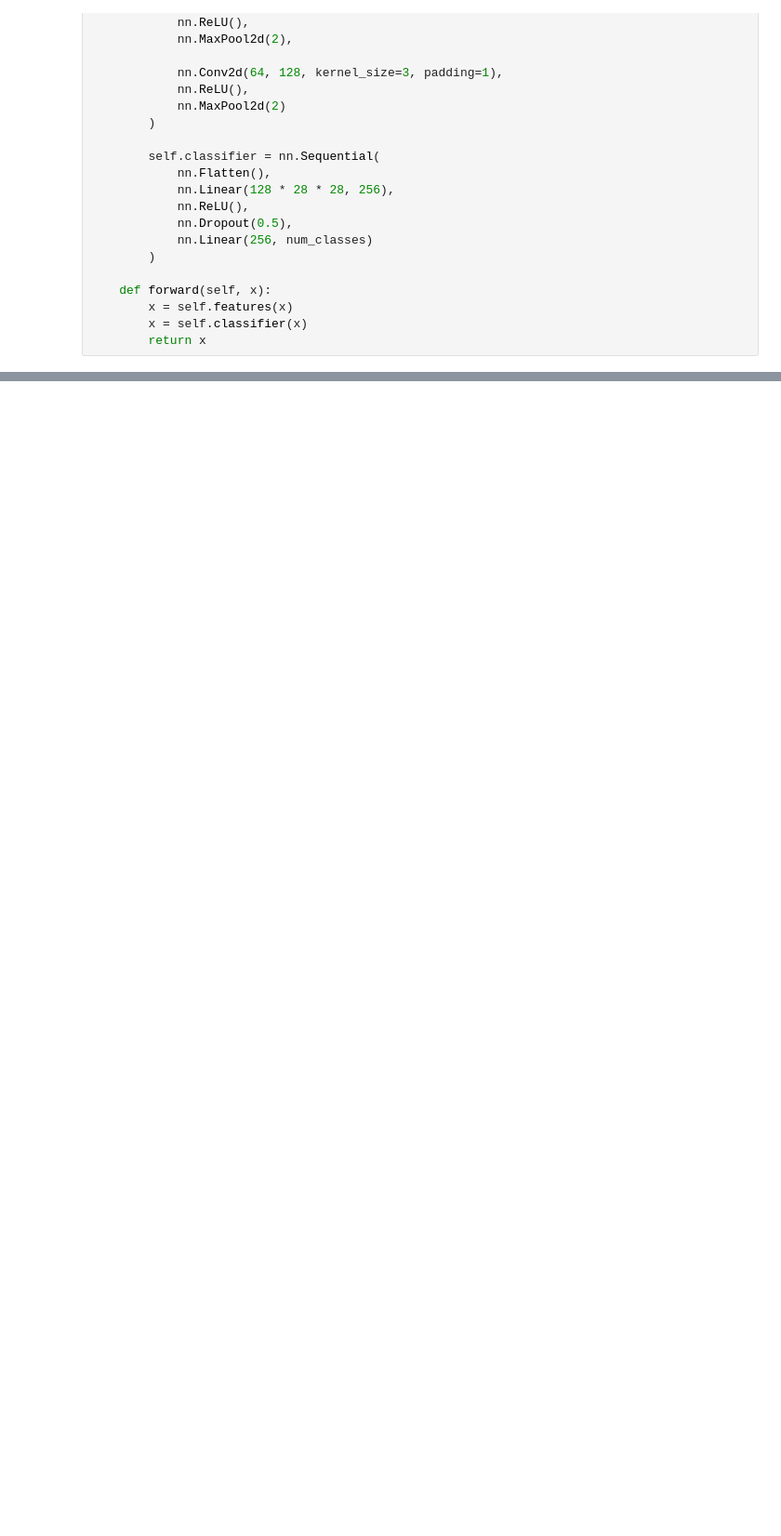
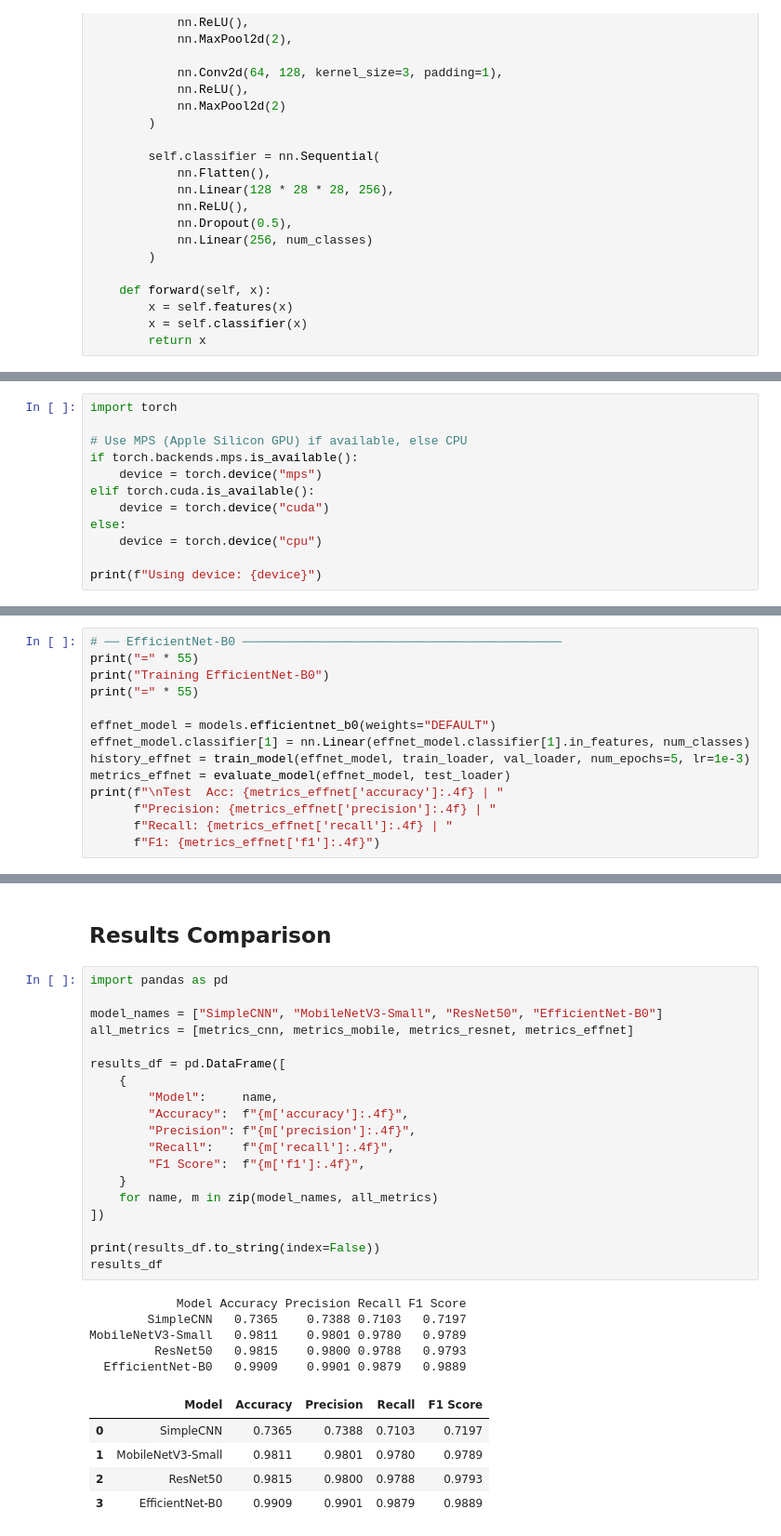
Before and after one commit to stefi19/EcoSortAI-Deep-Learning-for-Smart-Waste-Classification, a Jupyter notebook: model.ipynb, the cells around one changed output, grey strips where cells are left out. Shown at 93% size. Drawn from its saved outputs; the diff is of its cells as text; blank space fills up the shorter version.

```diff
--- a/model.ipynb
+++ b/model.ipynb
@@ -215,0 +286,12 @@ efficientnet.classifier[1] = nn.Linear(
+# %%
+import torch
+
+# Use MPS (Apple Silicon GPU) if available, else CPU
+if torch.backends.mps.is_available():
+    device = torch.device("mps")
+elif torch.cuda.is_available():
+    device = torch.device("cuda")
+else:
+    device = torch.device("cpu")
+
+print(f"Using device: {device}")
@@ -215,0 +455,14 @@ efficientnet.classifier[1] = nn.Linear(
+# %%
+# ── EfficientNet-B0 ────────────────────────────────────────────
+print("=" * 55)
+print("Training EfficientNet-B0")
+print("=" * 55)
+
+effnet_model = models.efficientnet_b0(weights="DEFAULT")
+effnet_model.classifier[1] = nn.Linear(effnet_model.classifier[1].in_features, num_classes)
+history_effnet = train_model(effnet_model, train_loader, val_loader, num_epochs=5, lr=1e-3)
+metrics_effnet = evaluate_model(effnet_model, test_loader)
+print(f"\nTest  Acc: {metrics_effnet['accuracy']:.4f} | "
+      f"Precision: {metrics_effnet['precision']:.4f} | "
+      f"Recall: {metrics_effnet['recall']:.4f} | "
+      f"F1: {metrics_effnet['f1']:.4f}")
@@ -215,0 +480,32 @@ efficientnet.classifier[1] = nn.Linear(
+# %% [markdown]
+## Results Comparison
+# %%
+import pandas as pd
+
+model_names = ["SimpleCNN", "MobileNetV3-Small", "ResNet50", "EfficientNet-B0"]
+all_metrics = [metrics_cnn, metrics_mobile, metrics_resnet, metrics_effnet]
+
+results_df = pd.DataFrame([
+    {
+        "Model":     name,
+        "Accuracy":  f"{m['accuracy']:.4f}",
+        "Precision": f"{m['precision']:.4f}",
+        "Recall":    f"{m['recall']:.4f}",
+        "F1 Score":  f"{m['f1']:.4f}",
+    }
+    for name, m in zip(model_names, all_metrics)
+])
+
+print(results_df.to_string(index=False))
+results_df
+# %% [output]
+            Model Accuracy Precision Recall F1 Score
+        SimpleCNN   0.7365    0.7388 0.7103   0.7197
+MobileNetV3-Small   0.9811    0.9801 0.9780   0.9789
+         ResNet50   0.9815    0.9800 0.9788   0.9793
+  EfficientNet-B0   0.9909    0.9901 0.9879   0.9889
+|  | Model | Accuracy | Precision | Recall | F1 Score |
+| 0 | SimpleCNN | 0.7365 | 0.7388 | 0.7103 | 0.7197 |
+| 1 | MobileNetV3-Small | 0.9811 | 0.9801 | 0.9780 | 0.9789 |
+| 2 | ResNet50 | 0.9815 | 0.9800 | 0.9788 | 0.9793 |
+| 3 | EfficientNet-B0 | 0.9909 | 0.9901 | 0.9879 | 0.9889 |
```
Also changed, not shown: parts of 22 cells of this notebook, 1 other file.
